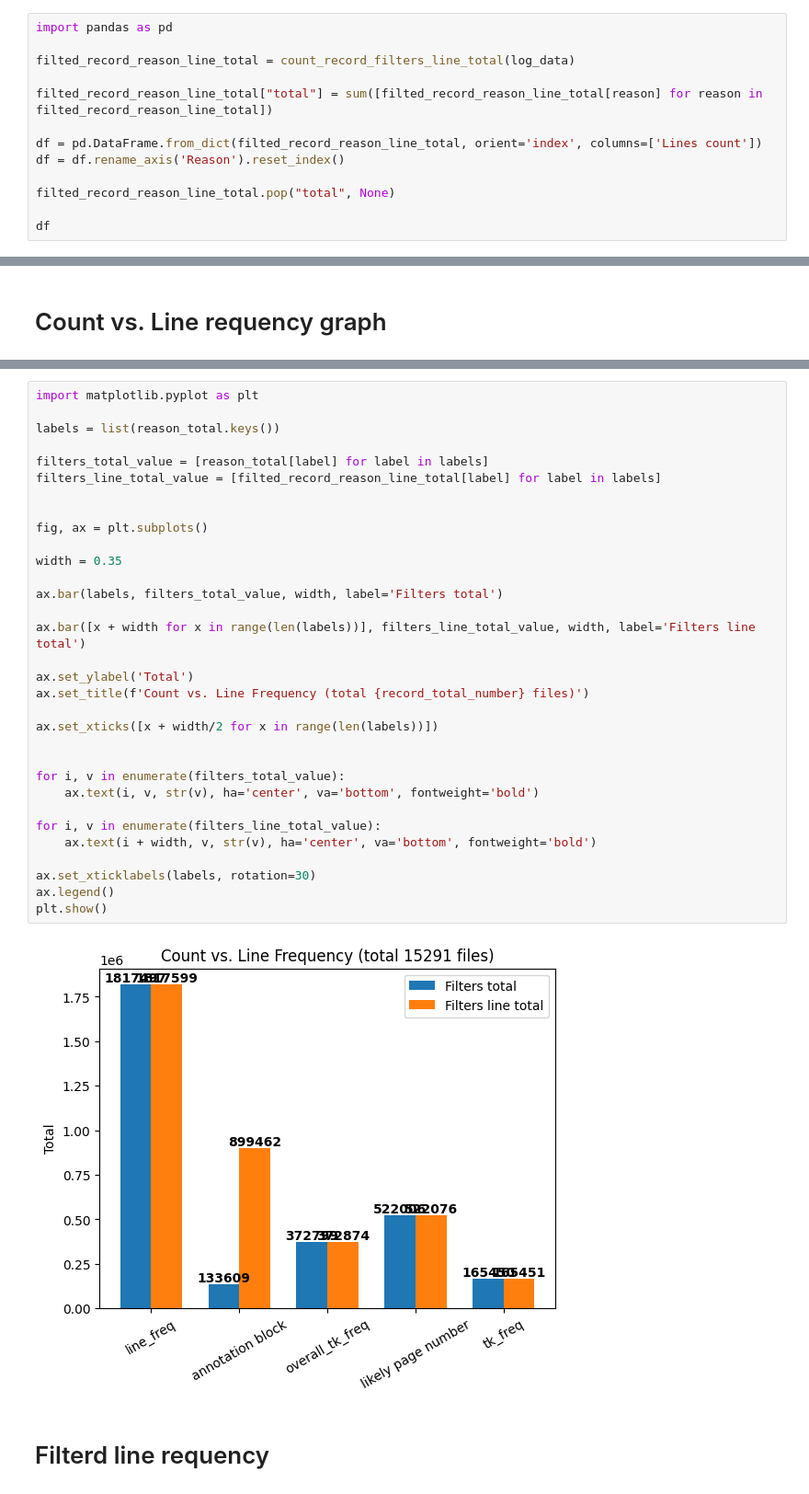
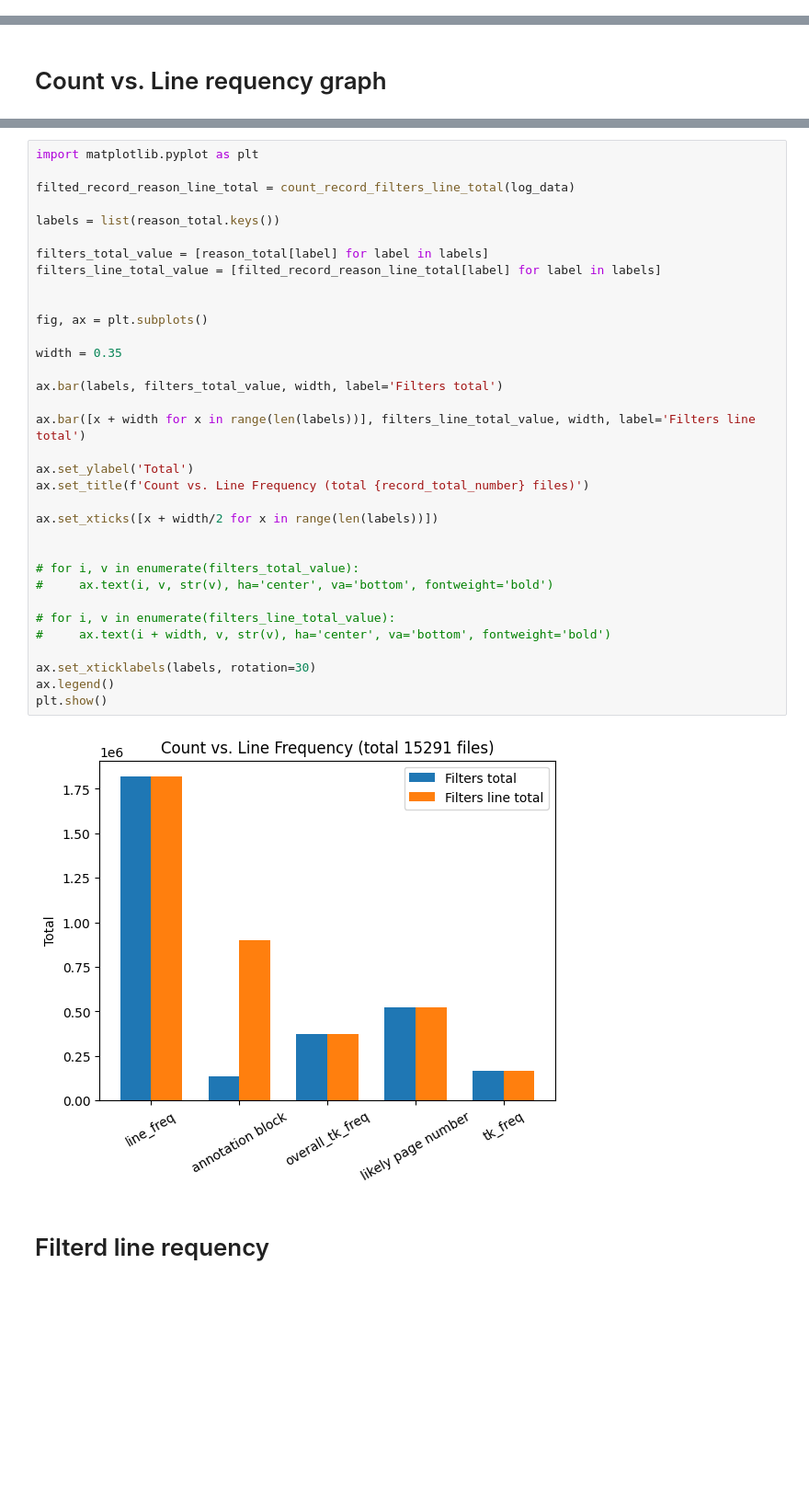
Before and after one commit to liyongsea/parallel_corpus_mnbvc, a Jupyter notebook: alignment/notebooks/view_filter_data_total.ipynb, the cells around one changed output, grey strips where cells are left out. Shown at 92% size. Cells and saved outputs as stored; diff of their text form; blank space fills up the shorter version.

```diff
--- a/alignment/notebooks/view_filter_data_total.ipynb
+++ b/alignment/notebooks/view_filter_data_total.ipynb
@@ -141,13 +122,0 @@ def count_record_filters_line_total(log_data):
-# %%
-import pandas as pd
-
-filted_record_reason_line_total = count_record_filters_line_total(log_data)
-
-filted_record_reason_line_total["total"] = sum([filted_record_reason_line_total[reason] for reason in filted_record_reason_line_total])
-
-df = pd.DataFrame.from_dict(filted_record_reason_line_total, orient='index', columns=['Lines count'])
-df = df.rename_axis('Reason').reset_index()
-
-filted_record_reason_line_total.pop("total", None)
-
-df
@@ -164,37 +140,39 @@ df
 # %%
 import matplotlib.pyplot as plt
+
+filted_record_reason_line_total = count_record_filters_line_total(log_data)
 
 labels = list(reason_total.keys())
 
 filters_total_value = [reason_total[label] for label in labels]
 filters_line_total_value = [filted_record_reason_line_total[label] for label in labels]
 
 
 fig, ax = plt.subplots()
 
 width = 0.35
 
 ax.bar(labels, filters_total_value, width, label='Filters total')
 
 ax.bar([x + width for x in range(len(labels))], filters_line_total_value, width, label='Filters line total')
 
 ax.set_ylabel('Total')
 ax.set_title(f'Count vs. Line Frequency (total {record_total_number} files)')
 
 ax.set_xticks([x + width/2 for x in range(len(labels))])
 
 
-for i, v in enumerate(filters_total_value):
-    ax.text(i, v, str(v), ha='center', va='bottom', fontweight='bold')
+# for i, v in enumerate(filters_total_value):
+#     ax.text(i, v, str(v), ha='center', va='bottom', fontweight='bold')
 
-for i, v in enumerate(filters_line_total_value):
-    ax.text(i + width, v, str(v), ha='center', va='bottom', fontweight='bold')
+# for i, v in enumerate(filters_line_total_value):
+#     ax.text(i + width, v, str(v), ha='center', va='bottom', fontweight='bold')
 
 ax.set_xticklabels(labels, rotation=30)
 ax.legend()
 plt.show()
 # %% [output]
-[figure, old version]
+[figure, new version]
 # %% [markdown]
 # Filterd line requency
 # %%
```
Also changed, not shown: parts of 10 cells of this notebook.
